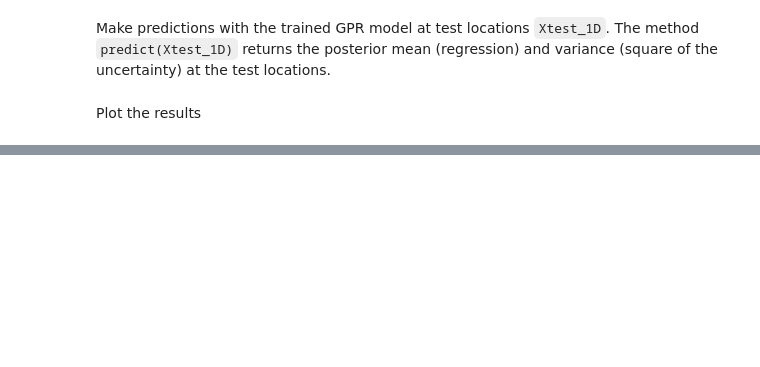
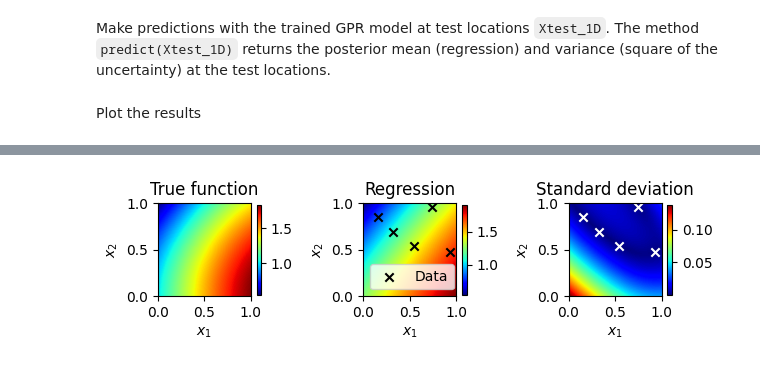
Before and after one commit to benrabe93/LightGPR, a Jupyter notebook: test.ipynb, the cells around one changed output, grey strips where cells are left out. Cells and saved outputs as stored; diff of their text form; code cells hidden in the pictures; blank space fills up the shorter version.

```diff
--- a/test.ipynb
+++ b/test.ipynb
@@ -54,9 +54,12 @@ plt.show()
 
 Higher-dimensional datasets are treated analogously:
 # %%
+# 2D target function
+target_func = lambda x: np.sin(x[:,0]) + np.cos(x[:,1])
+
 # Generate some 2D dataset
-Xtrain = np.random.rand(7,2) # Design vector / features
-ytrain = np.sin(Xtrain[:,0]) + np.cos(Xtrain[:,1]) # Target values / labels
+Xtrain = np.random.rand(5,2) # Design matrix / features
+ytrain = target_func(Xtrain) # Target values / labels
 
 # Create GPR model
 model = gp_reg(Xtrain, ytrain, kernel=RQ_kernel)
@@ -68,0 +72,32 @@ Loss: -9.278352601261963, Outputscale: 1.3689615514424942, Hyperparams: [  2.328
+# %%
+# Make predictions at test points
+test_grid = np.meshgrid(np.linspace(0,1,100), np.linspace(0,1,100))
+Xtest = np.array(list(zip(test_grid[0].ravel(), test_grid[1].ravel())))
+mean_post, var_post = model.predict(Xtest)
+
+# Plot results
+fig, ax = plt.subplots(1, 3)
+im0 = ax[0].imshow(target_func(Xtest).reshape(test_grid[0].shape), cmap='jet', extent=[0,1,0,1], origin='lower')
+fig.colorbar(im0, ax=ax[0], shrink=0.2)
+ax[0].set_title('True function')
+ax[0].set_ylabel(r'$x_2$')
+ax[0].set_xlabel(r'$x_1$')
+
+im1 = ax[1].imshow(mean_post.reshape(test_grid[0].shape), cmap='jet', extent=[0,1,0,1], origin='lower')
+ax[1].scatter(Xtrain[:,0], Xtrain[:,1], c='k', marker='x', label='Data')
+fig.colorbar(im1, ax=ax[1], shrink=0.2)
+ax[1].set_title('Regression')
+ax[1].set_ylabel(r'$x_2$')
+ax[1].set_xlabel(r'$x_1$')
+ax[1].legend()
+
+im2 = ax[2].imshow(np.sqrt(var_post).reshape(test_grid[0].shape), cmap='jet', extent=[0,1,0,1], origin='lower')
+ax[2].scatter(Xtrain[:,0], Xtrain[:,1], c='w', marker='x', label='Data')
+fig.colorbar(im2, ax=ax[2], shrink=0.2)
+ax[2].set_title('Standard deviation')
+ax[2].set_ylabel(r'$x_2$')
+ax[2].set_xlabel(r'$x_1$')
+fig.tight_layout()
+plt.show()
+# %% [output]
+[figure, added]
```
Also changed, not shown: parts of 9 cells of this notebook, 1 other file.
